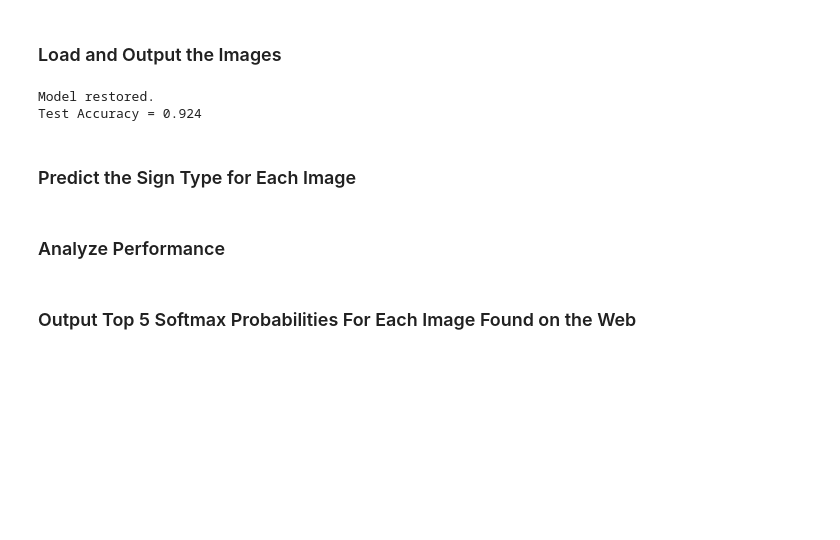
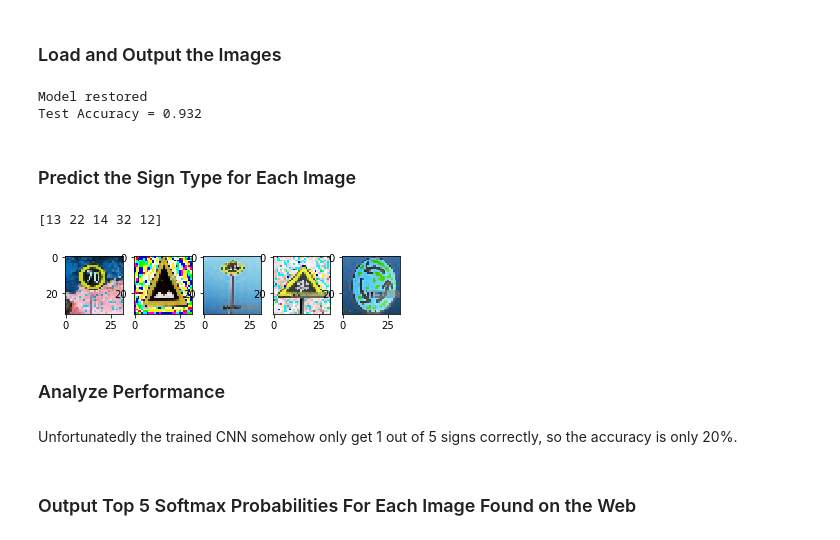
Before and after one commit to jtang10/CarND-Traffic-Sign-Classifier-Project, a Jupyter notebook: Traffic_Sign_Classifier.ipynb, the cells around one changed output. Drawn from its saved outputs; the diff is of its cells as text; code cells hidden in the pictures; blank space fills up the shorter version.

```diff
--- a/Traffic_Sign_Classifier.ipynb
+++ b/Traffic_Sign_Classifier.ipynb
@@ -363,7 +390,7 @@ training_operation = optimizer.minimize(loss_operation)
 # %%
 correct_prediction = tf.equal(tf.argmax(logits, 1), tf.argmax(one_hot_y, 1))
 accuracy_operation = tf.reduce_mean(tf.cast(correct_prediction, tf.float32))
-saver = tf.train.Saver()
+saver1 = tf.train.Saver()
 
 def evaluate(X_data, y_data):
     num_examples = len(X_data)
@@ -393,7 +420,7 @@ with tf.Session() as sess:
         print("Validation Accuracy = {:.3f}".format(validation_accuracy))
         print()
 
-    saver.save(sess, './lenet')
+    saver1.save(sess, './lenet')
     print("Model saved")
 # %% [output]
 Training...
@@ -426,20 +453,14 @@ You may find `signnames.csv` useful as it contains mappings from the class id (i
 # %%
 ### Load the images and plot them here.
 ### Feel free to use as many code cells as needed.
-# Restore the model and predict the test set accuracy.
-saver = tf.train.Saver()
-
-# Later, launch the model, use the saver to restore variables from disk, and
-# do some work with the model.
 with tf.Session() as sess:
-    # Restore variables from disk.
-    saver.restore(sess, "./lenet")
-    print("Model restored.")
-    # Do some work with the model
+    new_saver = tf.train.import_meta_graph('lenet.meta')
+    new_saver.restore(sess, tf.train.latest_checkpoint('./'))
+    print("Model restored")
     test_accuracy = evaluate(X_test, y_test)
     print("Test Accuracy = {:.3f}".format(test_accuracy))
 # %% [output]
-Model restored.
-Test Accuracy = 0.924
+Model restored
+Test Accuracy = 0.932
 # %% [markdown]
 ### Predict the Sign Type for Each Image
@@ -450,8 +467,40 @@ Test Accuracy = 0.924
+# %%
+### Run the predictions here and use the model to output the prediction for each image.
+### Make sure to pre-process the images with the same pre-processing pipeline used earlier.
+### Feel free to use as many code cells as needed.
+
+# Import the downloaded 5 graphs. All five images have been pre-process as the standard 32x32x3 size.
+X_test2 = np.empty([5, 32, 32, 3])
+fig = plt.figure()
+for i in range(5):
+    X_test2[i, :, :, :] = cv2.imread('./data/test_img' + str(i+1) + "r.jpg")
+    fig.add_subplot(1, 5, i+1)
+    plt.imshow(X_test2[i,:,:,:])
+
+# print(X_test2.shape)
+mean = np.mean(X_test2,axis=(0,1,2))
+std = np.std(X_test2,axis=(0,1,2))
+# print("Training set mean: {} and std: {}".format(mean, std))
+X_test2_normalized = (X_test2 - mean) / std
+
+with tf.Session() as sess:
+    new_saver = tf.train.import_meta_graph('lenet.meta')
+    new_saver.restore(sess, tf.train.latest_checkpoint('./'))
+#     print("Model restored")
+    prediction = sess.run(logits, feed_dict={x: X_test2_normalized})
+#     print(prediction.shape)
+    predicted_labels = np.argmax(prediction, axis=1)
+    print(predicted_labels)
+# %% [output]
+[13 22 14 32 12]
+[figure, added]
 # %% [markdown]
 ### Analyze Performance
 # %%
 ### Calculate the accuracy for these 5 new images.
 ### For example, if the model predicted 1 out of 5 signs correctly, it's 20% accurate on these new images.
+# %% [markdown]
+Unfortunatedly the trained CNN somehow only get 1 out of 5 signs correctly, so the accuracy is only 20%.
 # %% [markdown]
 ### Output Top 5 Softmax Probabilities For Each Image Found on the Web
 # %% [markdown]
```
Also changed, not shown: parts of 10 cells of this notebook, 4 other files.
